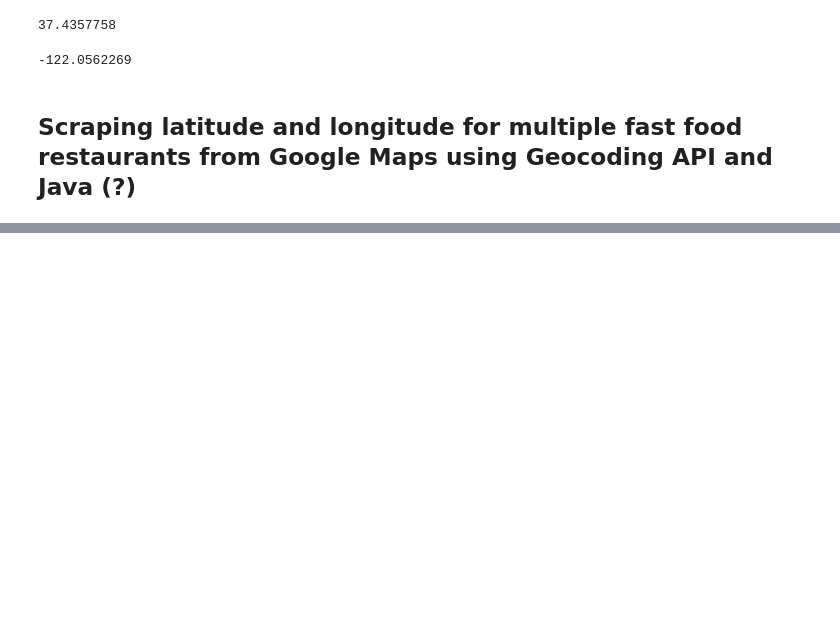
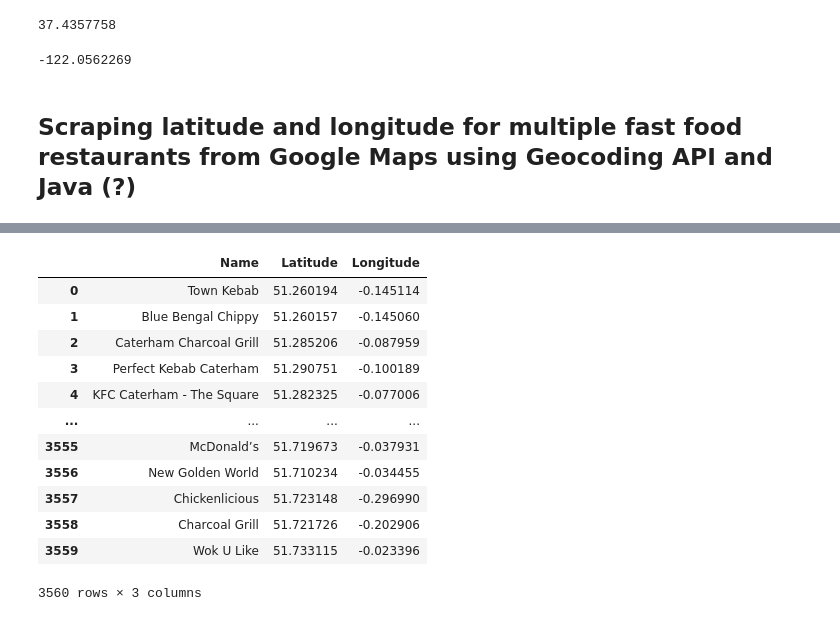
Before and after one commit to alixtrn/QM2-Final-Project---Childhood-Obesity-in-London, a Jupyter notebook: Fast_food_data_scraping.ipynb, the cells around one changed output, grey strips where cells are left out. Cells and saved outputs as stored; diff of their text form; code cells hidden in the pictures; blank space fills up the shorter version.

```diff
--- a/Fast_food_data_scraping.ipynb
+++ b/Fast_food_data_scraping.ipynb
@@ -86,0 +348,16 @@ r.json()
+# %%
+import pandas as pd
+
+places_data = r.json().get('places', [])
+
+data_for_table = []
+for place in places_data:
+    name = place.get('displayName', {}).get('text')
+    location = place.get('location', {})
+    lat = location.get('latitude')
+    lng = location.get('longitude')
+    if name and lat is not None and lng is not None:
+        data_for_table.append({"Name": name, "Latitude": lat, "Longitude": lng})
+
+df = pd.DataFrame(data_for_table)
+display(df)
@@ -86,0 +369,28 @@ r.json()
+# %%
+import pandas as pd
+
+data_for_table = []
+for place in deduplicated_places:
+    name = place.get('displayName', {}).get('text')
+    location = place.get('location', {})
+    lat = location.get('latitude')
+    lng = location.get('longitude')
+    if name and lat is not None and lng is not None:
+        data_for_table.append({"Name": name, "Latitude": lat, "Longitude": lng})
+
+df = pd.DataFrame(data_for_table)
+display(df)
+# %% [output]
+|  | Name | Latitude | Longitude |
+| 0 | Town Kebab | 51.260194 | -0.145114 |
+| 1 | Blue Bengal Chippy | 51.260157 | -0.145060 |
+| 2 | Caterham Charcoal Grill | 51.285206 | -0.087959 |
+| 3 | Perfect Kebab Caterham | 51.290751 | -0.100189 |
+| 4 | KFC Caterham - The Square | 51.282325 | -0.077006 |
+| ... | ... | ... | ... |
+| 3555 | McDonald’s | 51.719673 | -0.037931 |
+| 3556 | New Golden World | 51.710234 | -0.034455 |
+| 3557 | Chickenlicious | 51.723148 | -0.296990 |
+| 3558 | Charcoal Grill | 51.721726 | -0.202906 |
+| 3559 | Wok U Like | 51.733115 | -0.023396 |
+3560 rows × 3 columns
```
Also changed, not shown: parts of 23 cells of this notebook.
